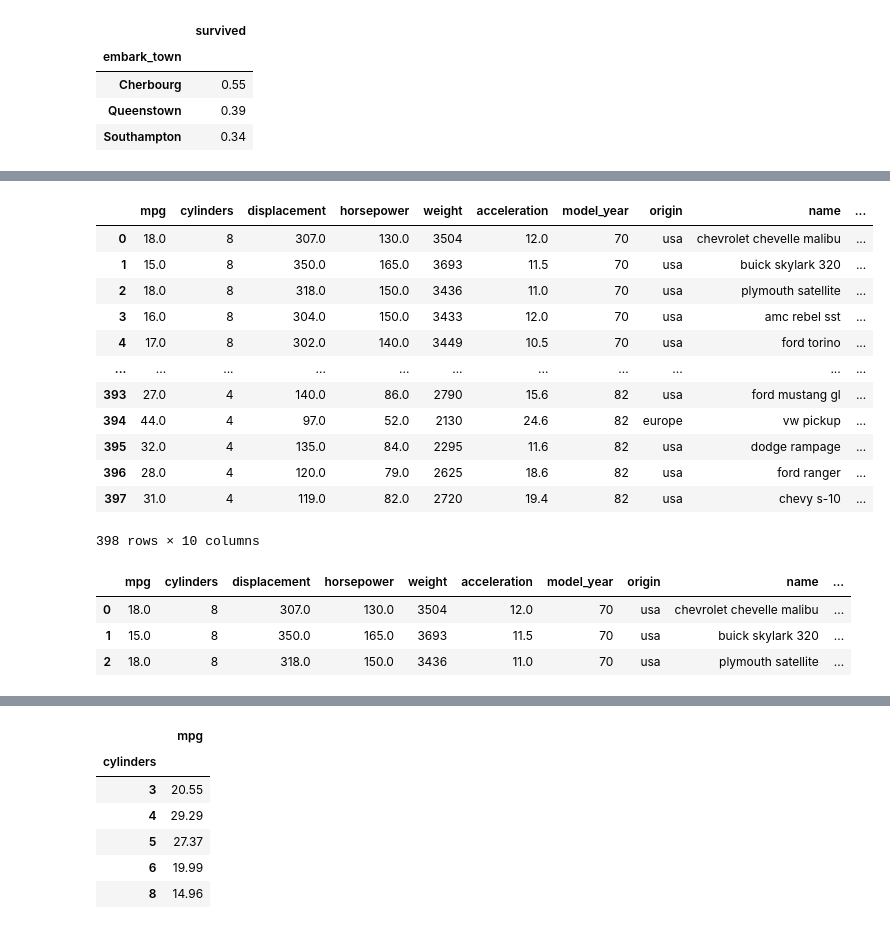
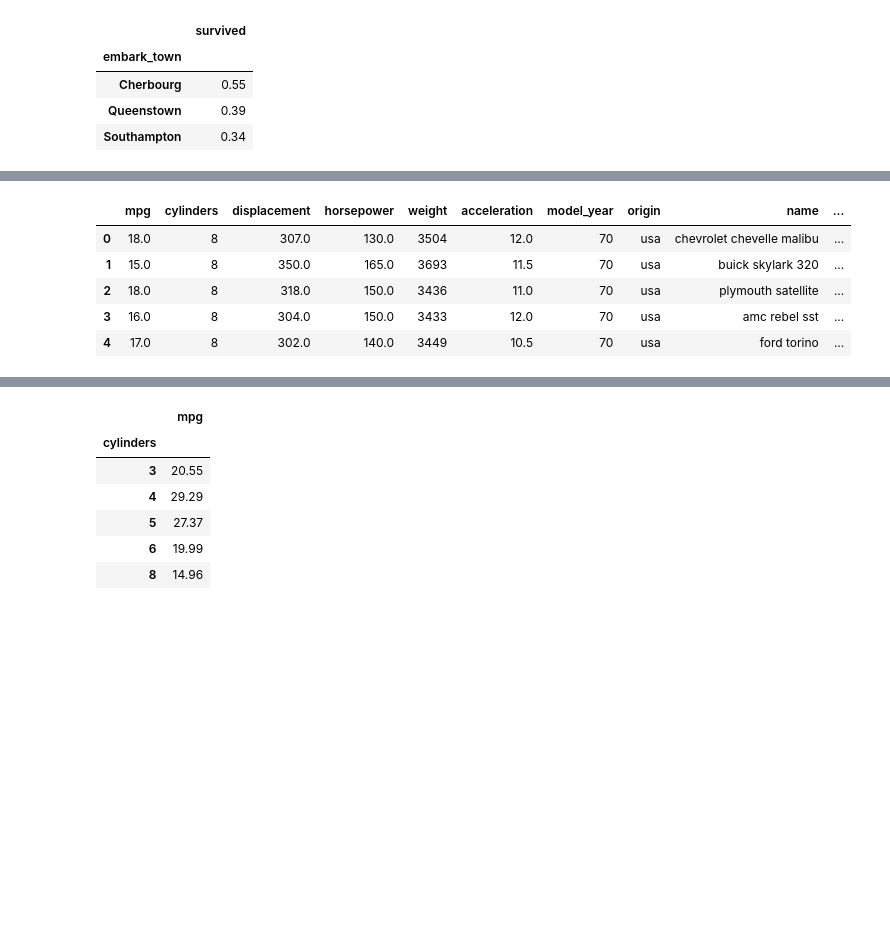
Before and after one commit to OHxhxs/Data---Analysis-2021-11, a Jupyter notebook: 02.pandas/09.pd연습문제.ipynb, the cells around one changed output, grey strips where cells are left out. Saved outputs shown, nothing was run; the diff lists cells and outputs as text; code cells hidden in the pictures; blank space fills up the shorter version.

```diff
--- a/02.pandas/09.pd연습문제.ipynb
+++ b/02.pandas/09.pd연습문제.ipynb
@@ -203,29 +321,12 @@ mpg
 # %%
 # a)
-mpg['hp_per_cc'] = ( mpg['horsepower']/mpg['displacement'] *100).round(2)
-mpg
+mpg['hp_per_cc'] = ( mpg['horsepower']/mpg['displacement'] ).round(4)
+mpg.head()
 # %% [output]
 |  | mpg | cylinders | displacement | horsepower | weight | acceleration | model_year | origin | name | ... |
 | 0 | 18.0 | 8 | 307.0 | 130.0 | 3504 | 12.0 | 70 | usa | chevrolet chevelle malibu | ... |
 | 1 | 15.0 | 8 | 350.0 | 165.0 | 3693 | 11.5 | 70 | usa | buick skylark 320 | ... |
 | 2 | 18.0 | 8 | 318.0 | 150.0 | 3436 | 11.0 | 70 | usa | plymouth satellite | ... |
 | 3 | 16.0 | 8 | 304.0 | 150.0 | 3433 | 12.0 | 70 | usa | amc rebel sst | ... |
 | 4 | 17.0 | 8 | 302.0 | 140.0 | 3449 | 10.5 | 70 | usa | ford torino | ... |
-| ... | ... | ... | ... | ... | ... | ... | ... | ... | ... | ... |
-| 393 | 27.0 | 4 | 140.0 | 86.0 | 2790 | 15.6 | 82 | usa | ford mustang gl | ... |
-| 394 | 44.0 | 4 | 97.0 | 52.0 | 2130 | 24.6 | 82 | europe | vw pickup | ... |
-| 395 | 32.0 | 4 | 135.0 | 84.0 | 2295 | 11.6 | 82 | usa | dodge rampage | ... |
-| 396 | 28.0 | 4 | 120.0 | 79.0 | 2625 | 18.6 | 82 | usa | ford ranger | ... |
-| 397 | 31.0 | 4 | 119.0 | 82.0 | 2720 | 19.4 | 82 | usa | chevy s-10 | ... |
-398 rows × 10 columns
-# %%
-# b)
-k = mpg['name'].str.split()
-mpg['manufacturer'] = k.str[0]
-mpg.head(3)
-# %% [output]
-|  | mpg | cylinders | displacement | horsepower | weight | acceleration | model_year | origin | name | ... |
-| 0 | 18.0 | 8 | 307.0 | 130.0 | 3504 | 12.0 | 70 | usa | chevrolet chevelle malibu | ... |
-| 1 | 15.0 | 8 | 350.0 | 165.0 | 3693 | 11.5 | 70 | usa | buick skylark 320 | ... |
-| 2 | 18.0 | 8 | 318.0 | 150.0 | 3436 | 11.0 | 70 | usa | plymouth satellite | ... |
 # %%
```
Also changed, not shown: parts of 26 cells of this notebook, 7 other files.
